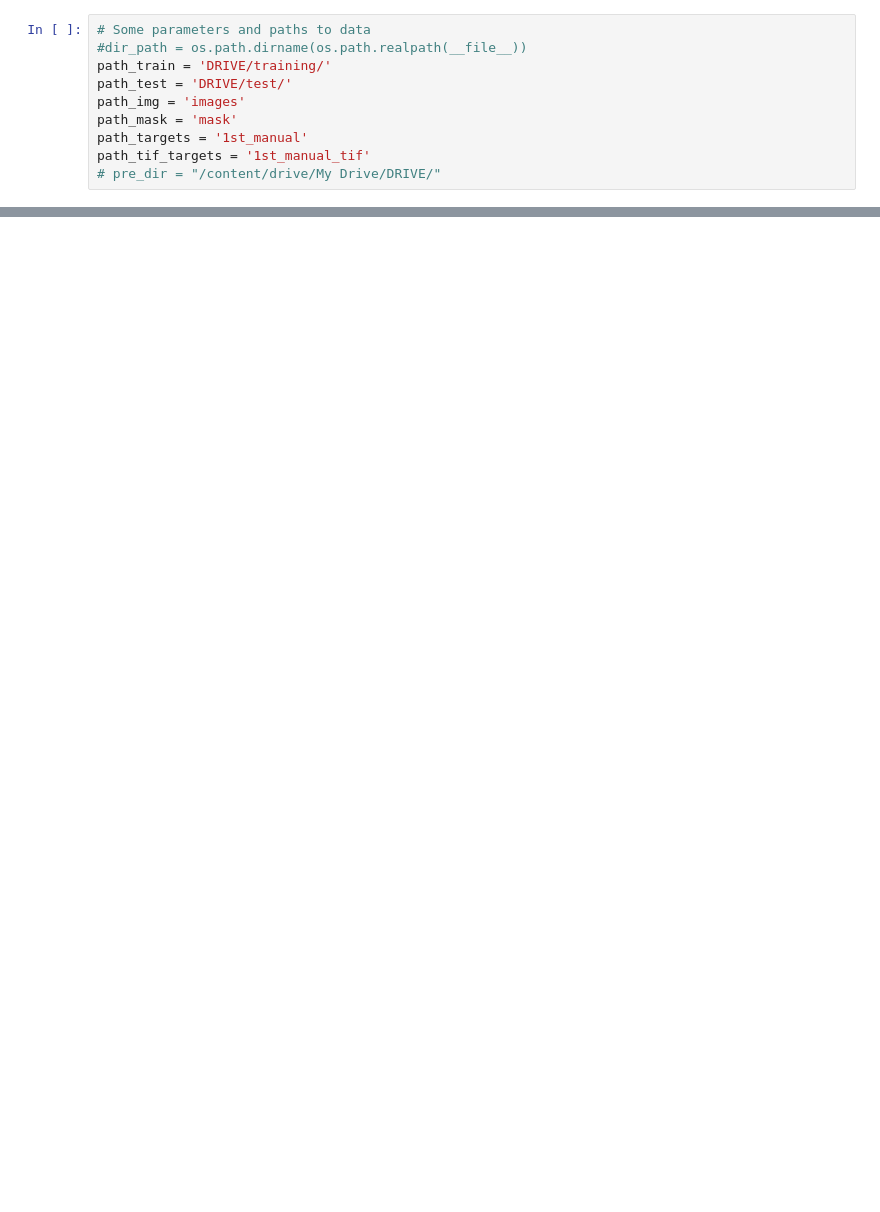
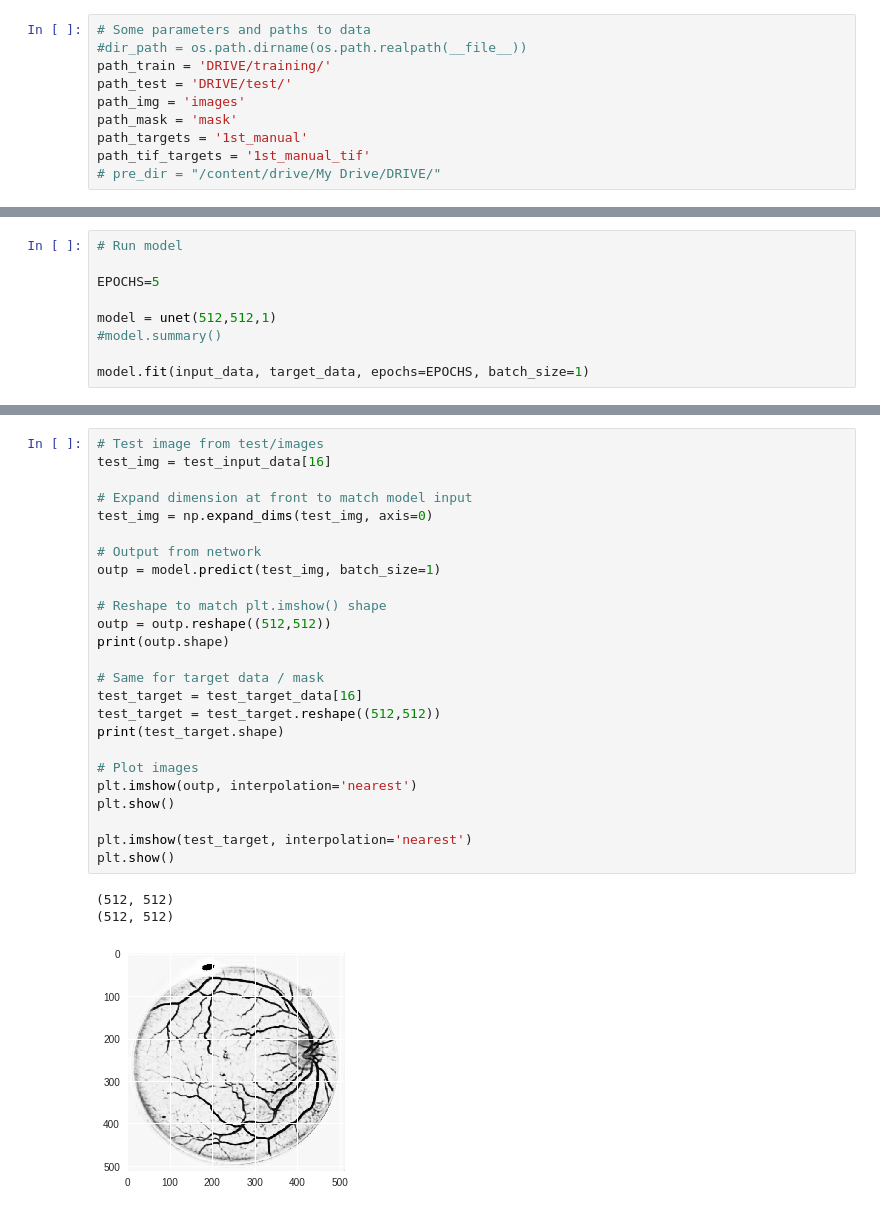
Before and after one commit to eliasingi12/DEEP_U-net_Project, a Jupyter notebook: DEEP_run_test_with_greyscale.ipynb, the cells around one changed output, grey strips where cells are left out. Saved outputs shown, nothing was run; the diff lists cells and outputs as text; blank space fills up the shorter version.

```diff
--- a/DEEP_run_test_with_greyscale.ipynb
+++ b/DEEP_run_test_with_greyscale.ipynb
@@ -462,0 +283,9 @@ plt.show()
+# %%
+# Run model
+
+EPOCHS=5
+
+model = unet(512,512,1)
+#model.summary()
+
+model.fit(input_data, target_data, epochs=EPOCHS, batch_size=1)
@@ -462,0 +304,29 @@ plt.show()
+# %%
+# Test image from test/images
+test_img = test_input_data[16]
+
+# Expand dimension at front to match model input
+test_img = np.expand_dims(test_img, axis=0)
+
+# Output from network
+outp = model.predict(test_img, batch_size=1)
+
+# Reshape to match plt.imshow() shape
+outp = outp.reshape((512,512))
+print(outp.shape)
+
+# Same for target data / mask
+test_target = test_target_data[16]
+test_target = test_target.reshape((512,512))
+print(test_target.shape)
+
+# Plot images
+plt.imshow(outp, interpolation='nearest')
+plt.show()
+
+plt.imshow(test_target, interpolation='nearest')
+plt.show()
+# %% [output]
+(512, 512)
+(512, 512)
+[figure, added]
```
Also changed, not shown: parts of 15 cells of this notebook.
